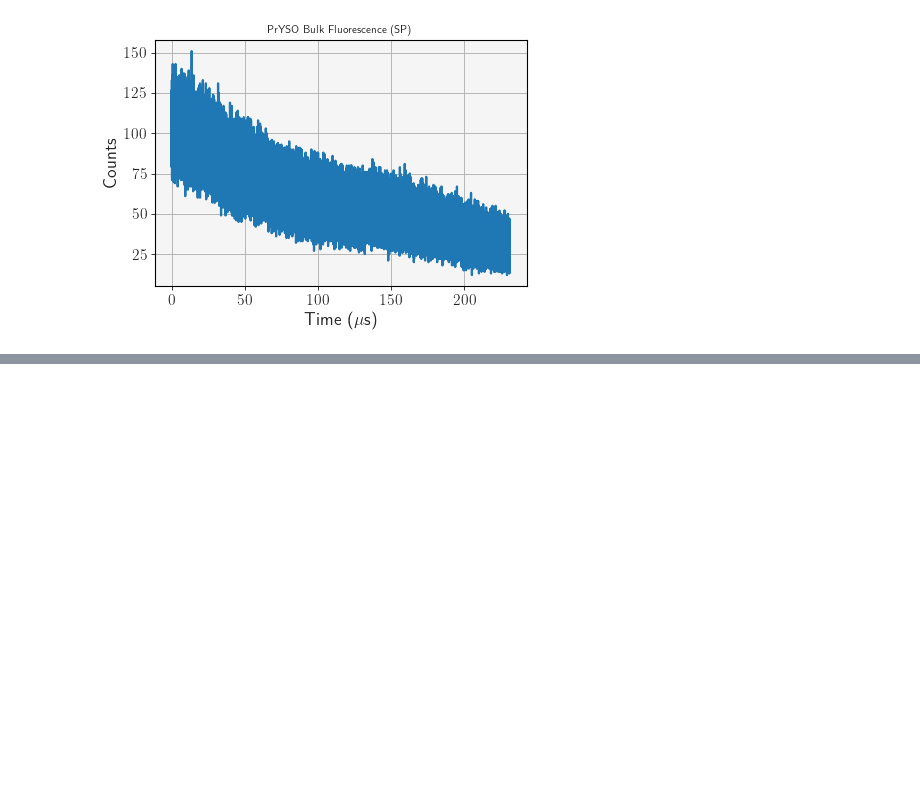
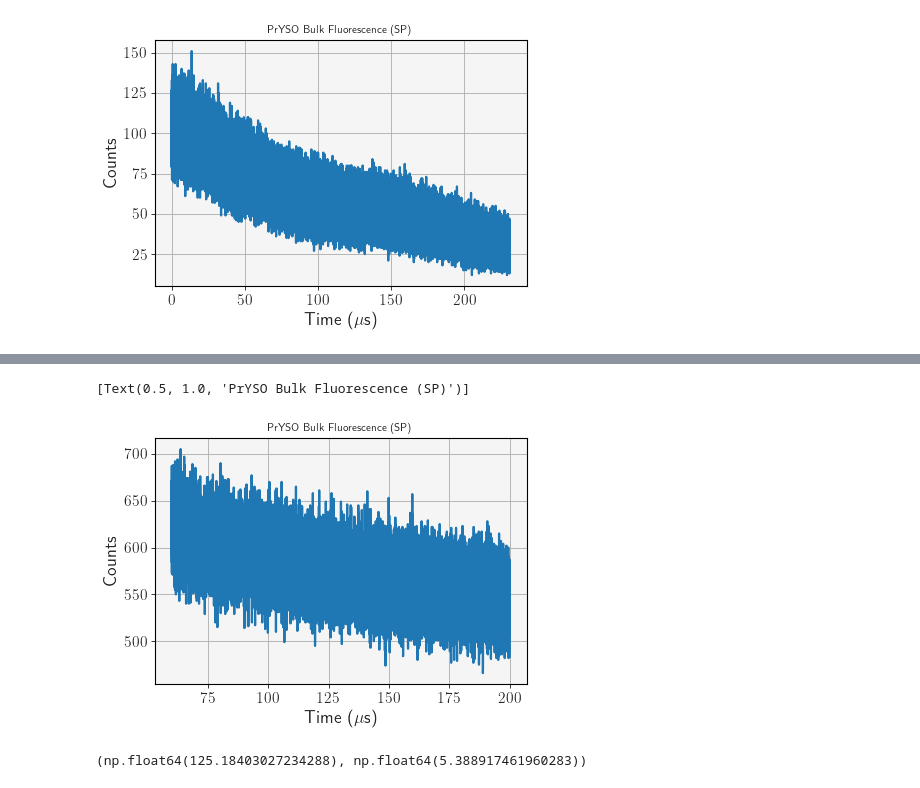
Before and after one commit to SMK-UK/Lifetime, a Jupyter notebook: T1/SP/main.ipynb, the cells around one changed output, grey strips where cells are left out. Saved outputs shown, nothing was run; the diff lists cells and outputs as text; code cells hidden in the pictures; blank space fills up the shorter version.

```diff
--- a/T1/SP/main.ipynb
+++ b/T1/SP/main.ipynb
@@ -178,0 +111,15 @@ ax.plot(time, exp_decay(np.array(time), *try_fit[0]))
+# %%
+a, b = plt.zoom(time[0][0], (60, 200))
+fig, ax = mp.subplots()
+ax.plot(time[m][n][a:b], dat_ttd[m][n][a:b])
+ax.set(xlabel=('Time ($\\mu$s)'), ylabel=('Counts'))
+ax.set(title=('PrYSO Bulk Fluorescence (SP)'))
+# %% [output]
+[Text(0.5, 1.0, 'PrYSO Bulk Fluorescence (SP)')]
+[figure, added]
+# %%
+guess = [np.max(dat_ttd[m][n][a:b]), 160, np.min(dat_ttd[m][n][a:b])]
+try_fit = fit_exp_decay(time[m][n][a:b], dat_ttd[m][n][a:b], params=guess)
+try_fit[0][1], try_fit[1][1]
+# %% [output]
+(np.float64(125.18403027234288), np.float64(5.388917461960283))
```
Also changed, not shown: parts of 11 cells of this notebook, 5 other files.
